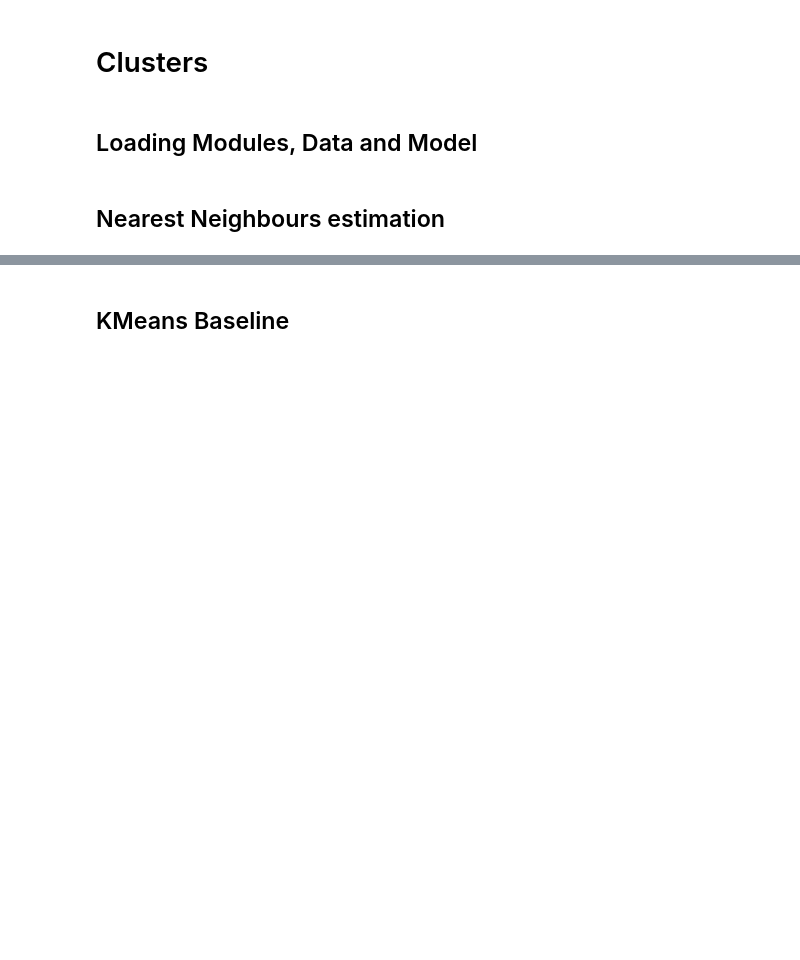
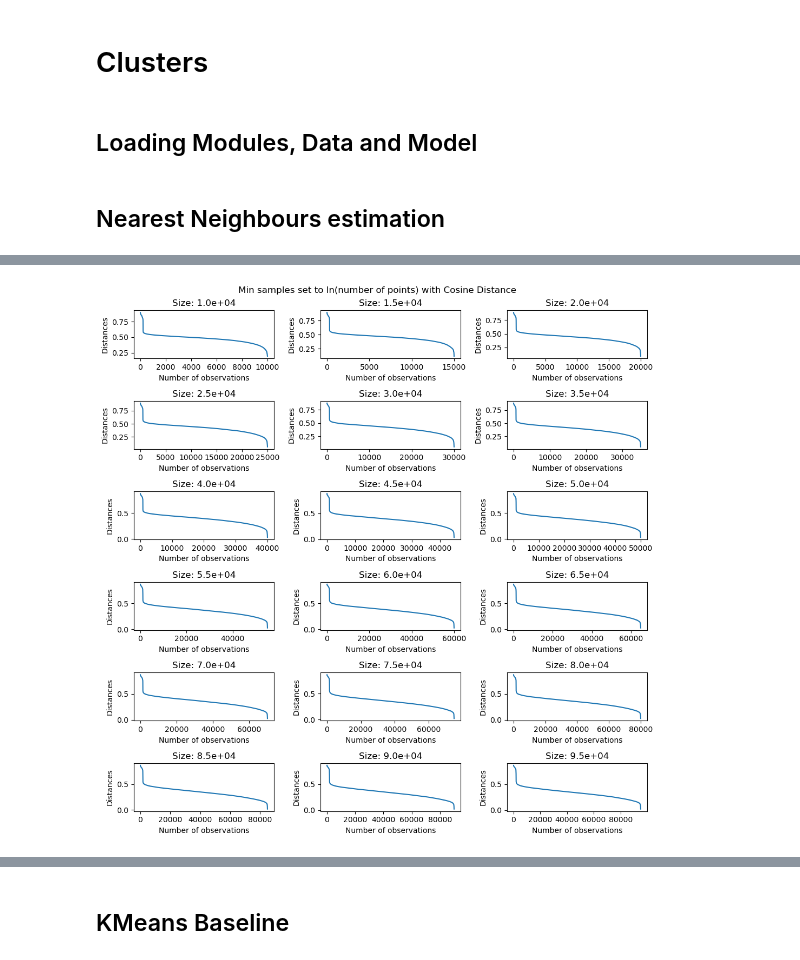
Before and after one commit to MiguelHeCa/tfm-nlp, a Jupyter notebook: notebooks/Clusters.ipynb, the cells around one changed output, grey strips where cells are left out. Cells and saved outputs as stored; diff of their text form; code cells hidden in the pictures; blank space fills up the shorter version.

```diff
--- a/notebooks/Clusters.ipynb
+++ b/notebooks/Clusters.ipynb
@@ -46,0 +91,20 @@ plt.show()
+# %%
+%%time
+n_rows, n_cols = (6,3)
+
+fig, axes = plt.subplots(n_rows, n_cols)
+
+counter = 0
+for row in range(n_rows):
+    for col in range(n_cols):
+        X, Y = get_knn_distances(mod_paths[counter], distance='cosine')
+        axes[row][col].plot(X, Y)
+        axes[row][col].set_title(f'Size: {int(mod_sizes[counter]):.1e}')
+        axes[row][col].set_xlabel('Number of observations')
+        axes[row][col].set_ylabel('Distances')
+        counter += 1
+
+plt.suptitle('Min samples set to ln(number of points) with Cosine Distance')
+plt.show()
+# %% [output]
+[figure, added]
```
Also changed, not shown: parts of 19 cells of this notebook, 4 other files.
